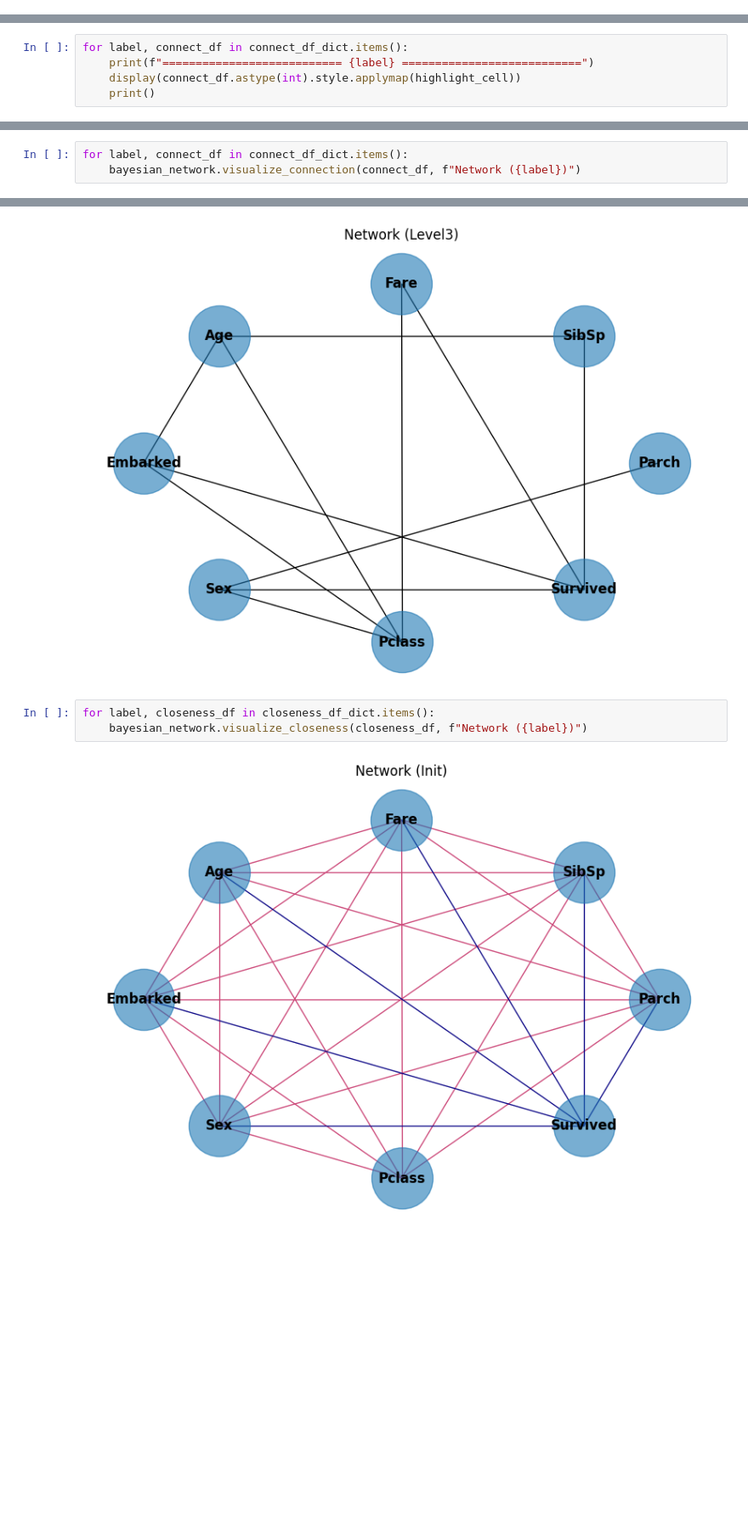
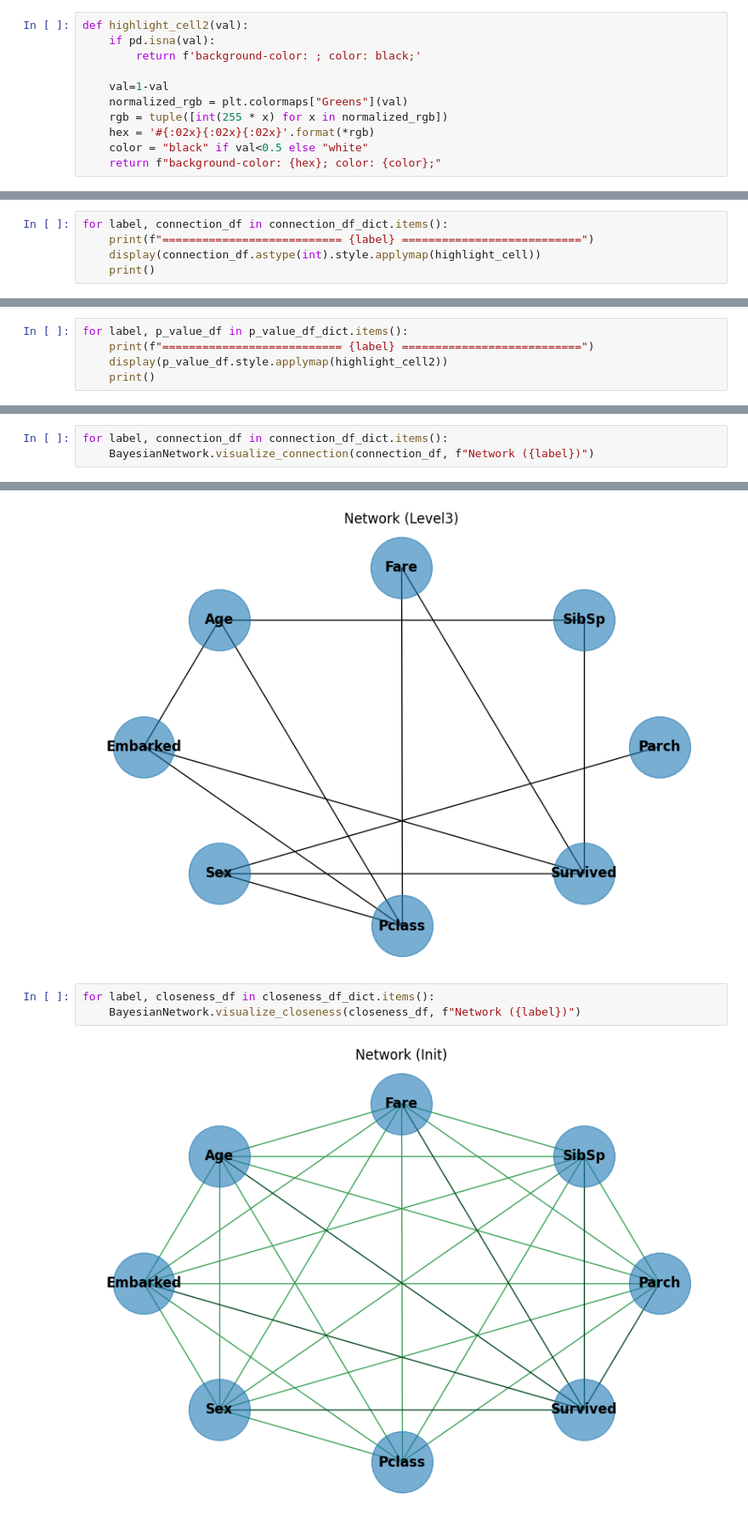
Before and after one commit to TakanariShimbo/example_bayesian_network, a Jupyter notebook: sample_taitanic.ipynb, the cells around one changed output, grey strips where cells are left out. Shown at 85% size. Saved outputs shown, nothing was run; the diff lists cells and outputs as text; blank space fills up the shorter version.

```diff
--- a/sample_taitanic.ipynb
+++ b/sample_taitanic.ipynb
@@ -169,9 +168,20 @@ def highlight_cell(val):
+# %%
+def highlight_cell2(val):
+    if pd.isna(val):
+        return f'background-color: ; color: black;'
+
+    val=1-val
+    normalized_rgb = plt.colormaps["Greens"](val)
+    rgb = tuple([int(255 * x) for x in normalized_rgb])
+    hex = '#{:02x}{:02x}{:02x}'.format(*rgb)
+    color = "black" if val<0.5 else "white"
+    return f"background-color: {hex}; color: {color};"
 # %% [markdown]
 ## Table
 # %%
-for label, connect_df in connect_df_dict.items():
+for label, connection_df in connection_df_dict.items():
     print(f"=========================== {label} ===========================")
-    display(connect_df.astype(int).style.applymap(highlight_cell))
+    display(connection_df.astype(int).style.applymap(highlight_cell))
     print()
 # %% [output]
 =========================== Init ===========================
@@ -224,3 +234,8 @@ for label, connect_df in connect_df_dict.items():
 | Sex | 0 | 0 | 0 | 0 | 0 | 0 | 1 | 1 |
 | Pclass | 0 | 0 | 0 | 0 | 0 | 0 | 0 | 1 |
 | Survived | 0 | 0 | 0 | 0 | 0 | 0 | 0 | 0 |
+# %%
+for label, p_value_df in p_value_df_dict.items():
+    print(f"=========================== {label} ===========================")
+    display(p_value_df.style.applymap(highlight_cell2))
+    print()
@@ -283,8 +349,8 @@ for label, closeness_df in closeness_df_dict.items():
 # %% [markdown]
 ## Graph
 # %%
-for label, connect_df in connect_df_dict.items():
-    bayesian_network.visualize_connection(connect_df, f"Network ({label})")
+for label, connection_df in connection_df_dict.items():
+    BayesianNetwork.visualize_connection(connection_df, f"Network ({label})")
 # %% [output]
 [figure]
 [figure]
@@ -293,6 +359,6 @@ for label, connect_df in connect_df_dict.items():
 [figure]
 # %%
 for label, closeness_df in closeness_df_dict.items():
-    bayesian_network.visualize_closeness(closeness_df, f"Network ({label})")
+    BayesianNetwork.visualize_closeness(closeness_df, f"Network ({label})")
 # %% [output]
-[figure, old version]
+[figure, new version]
```
Also changed, not shown: parts of 6 cells of this notebook, 4 other files.
